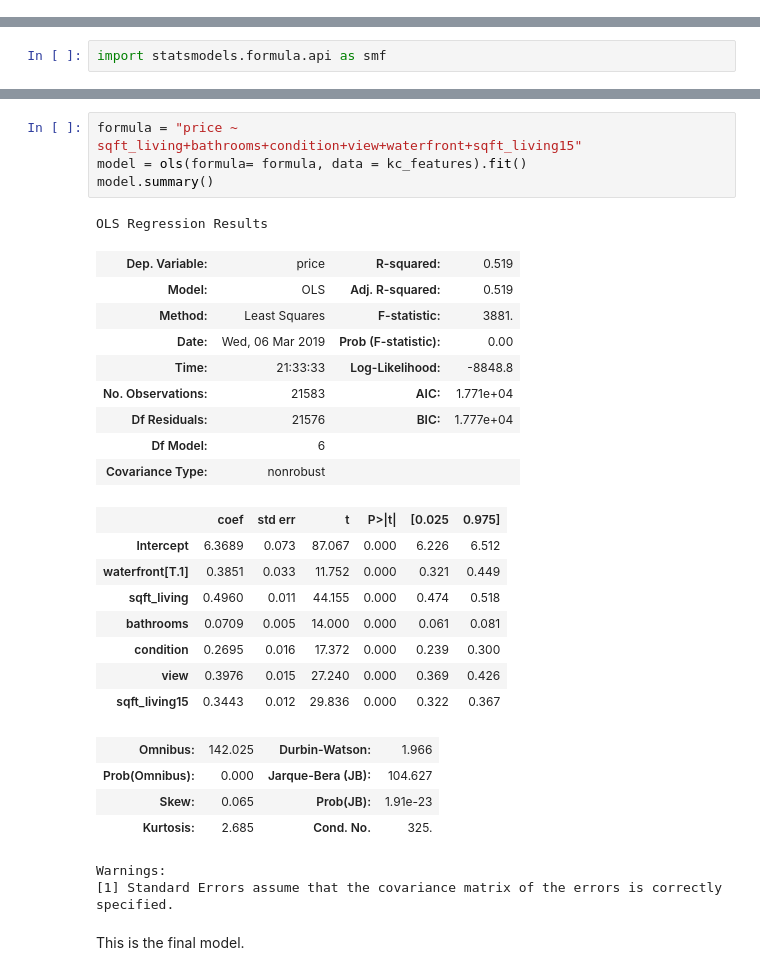
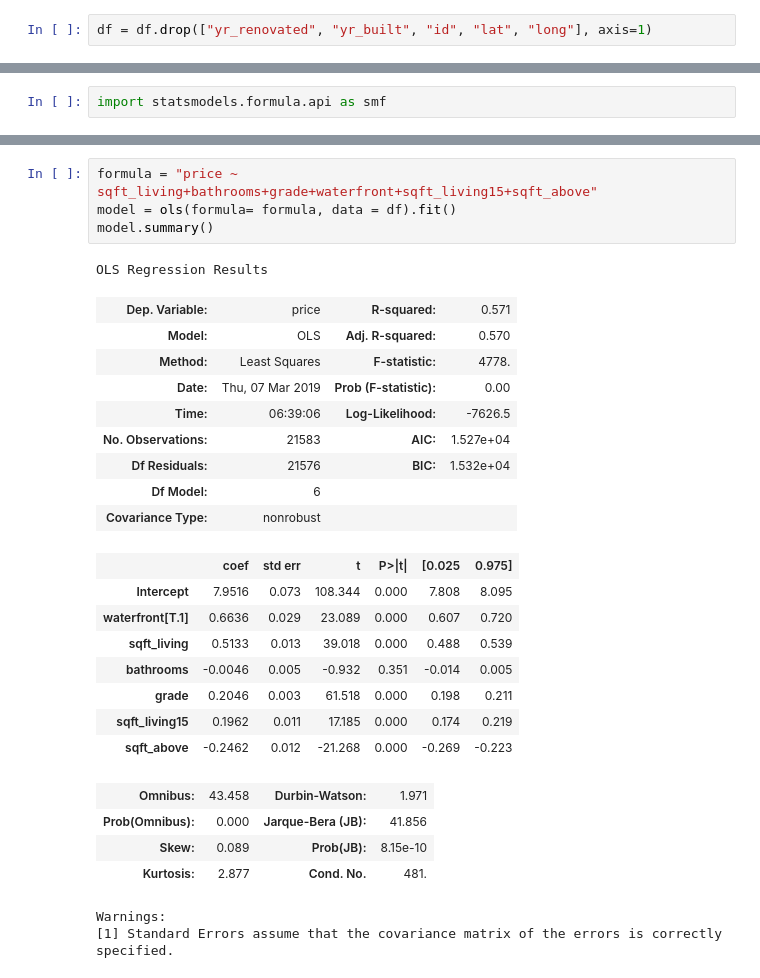
Before and after one commit to Anna-Eissenberg/dsc-1-final-project-online-ds-pt-011419, a Jupyter notebook: Cleaned Data.ipynb, the cells around one changed output, grey strips where cells are left out. Drawn from its saved outputs; the diff is of its cells as text.

```diff
--- a/Cleaned Data.ipynb
+++ b/Cleaned Data.ipynb
@@ -229,6 +204,8 @@ dtypes: category(1), float64(10), int64(11), object(1)
 memory usage: 3.8+ MB
 # %% [markdown]
 Now, it's time to run the model. From the above testing, it's apparent that ID, yr_renovated, yr_built, lat and long need to be removed. yr_renovated and yr_built are replaced with their "age" counterparts.
+# %%
+df = df.drop(["yr_renovated", "yr_built", "id", "lat", "long"], axis=1)
 # %%
 import statsmodels.api as sm
 from statsmodels.formula.api import ols
@@ -400,31 +388,29 @@ pd.DataFrame(results)
 # %%
-formula = "price ~ sqft_living+bathrooms+condition+view+waterfront+sqft_living15"
-model = ols(formula= formula, data = kc_features).fit()
+formula = "price ~ sqft_living+bathrooms+grade+waterfront+sqft_living15+sqft_above"
+model = ols(formula= formula, data = df).fit()
 model.summary()
 # %% [output]
 OLS Regression Results
-| Dep. Variable: | price | R-squared: | 0.519 |
-| Model: | OLS | Adj. R-squared: | 0.519 |
-| Method: | Least Squares | F-statistic: | 3881. |
-| Date: | Wed, 06 Mar 2019 | Prob (F-statistic): | 0.00 |
-| Time: | 21:33:33 | Log-Likelihood: | -8848.8 |
-| No. Observations: | 21583 | AIC: | 1.771e+04 |
-| Df Residuals: | 21576 | BIC: | 1.777e+04 |
+| Dep. Variable: | price | R-squared: | 0.571 |
+| Model: | OLS | Adj. R-squared: | 0.570 |
+| Method: | Least Squares | F-statistic: | 4778. |
+| Date: | Thu, 07 Mar 2019 | Prob (F-statistic): | 0.00 |
+| Time: | 06:39:06 | Log-Likelihood: | -7626.5 |
+| No. Observations: | 21583 | AIC: | 1.527e+04 |
+| Df Residuals: | 21576 | BIC: | 1.532e+04 |
 | Df Model: | 6 |  |  |
 | Covariance Type: | nonrobust |  |  |
 |  | coef | std err | t | P>|t| | [0.025 | 0.975] |
-| Intercept | 6.3689 | 0.073 | 87.067 | 0.000 | 6.226 | 6.512 |
-| waterfront[T.1] | 0.3851 | 0.033 | 11.752 | 0.000 | 0.321 | 0.449 |
-| sqft_living | 0.4960 | 0.011 | 44.155 | 0.000 | 0.474 | 0.518 |
-| bathrooms | 0.0709 | 0.005 | 14.000 | 0.000 | 0.061 | 0.081 |
-| condition | 0.2695 | 0.016 | 17.372 | 0.000 | 0.239 | 0.300 |
-| view | 0.3976 | 0.015 | 27.240 | 0.000 | 0.369 | 0.426 |
-| sqft_living15 | 0.3443 | 0.012 | 29.836 | 0.000 | 0.322 | 0.367 |
+| Intercept | 7.9516 | 0.073 | 108.344 | 0.000 | 7.808 | 8.095 |
+| waterfront[T.1] | 0.6636 | 0.029 | 23.089 | 0.000 | 0.607 | 0.720 |
+| sqft_living | 0.5133 | 0.013 | 39.018 | 0.000 | 0.488 | 0.539 |
+| bathrooms | -0.0046 | 0.005 | -0.932 | 0.351 | -0.014 | 0.005 |
+| grade | 0.2046 | 0.003 | 61.518 | 0.000 | 0.198 | 0.211 |
+| sqft_living15 | 0.1962 | 0.011 | 17.185 | 0.000 | 0.174 | 0.219 |
+| sqft_above | -0.2462 | 0.012 | -21.268 | 0.000 | -0.269 | -0.223 |
-| Omnibus: | 142.025 | Durbin-Watson: | 1.966 |
-| Prob(Omnibus): | 0.000 | Jarque-Bera (JB): | 104.627 |
-| Skew: | 0.065 | Prob(JB): | 1.91e-23 |
-| Kurtosis: | 2.685 | Cond. No. | 325. |
+| Omnibus: | 43.458 | Durbin-Watson: | 1.971 |
+| Prob(Omnibus): | 0.000 | Jarque-Bera (JB): | 41.856 |
+| Skew: | 0.089 | Prob(JB): | 8.15e-10 |
+| Kurtosis: | 2.877 | Cond. No. | 481. |
 Warnings:
 [1] Standard Errors assume that the covariance matrix of the errors is correctly specified.
-# %% [markdown]
-This is the final model.
```
Also changed, not shown: parts of 24 cells of this notebook.
